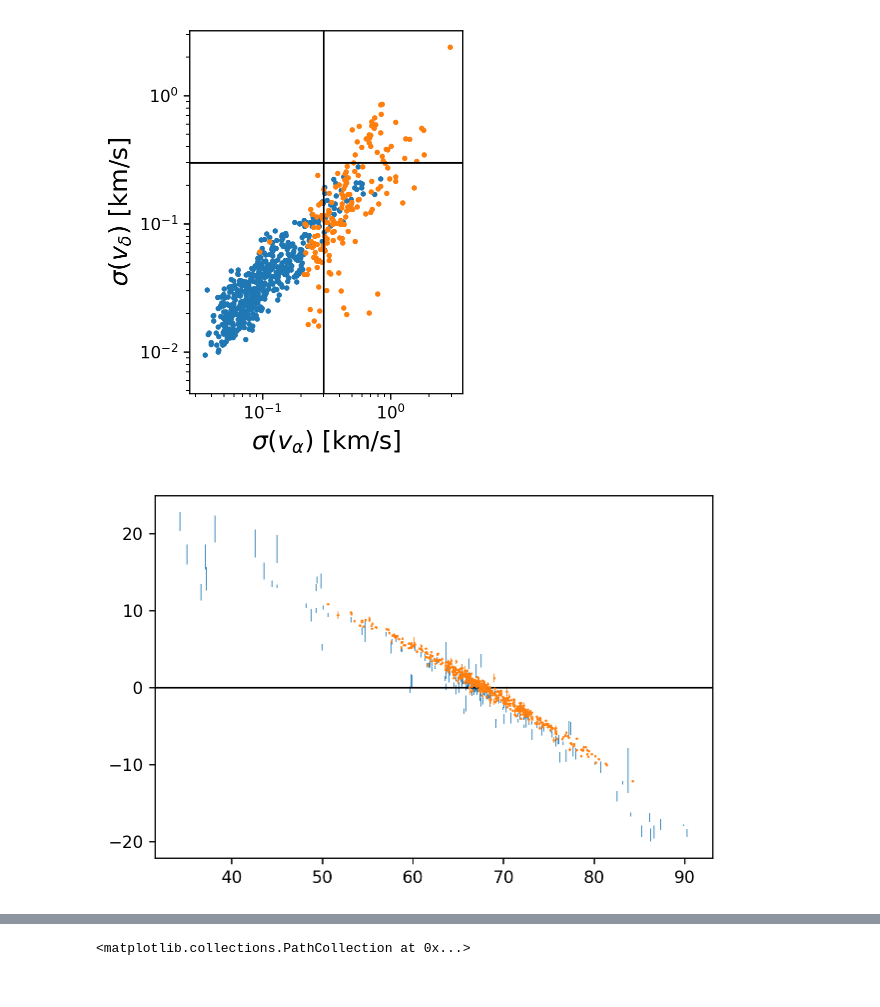
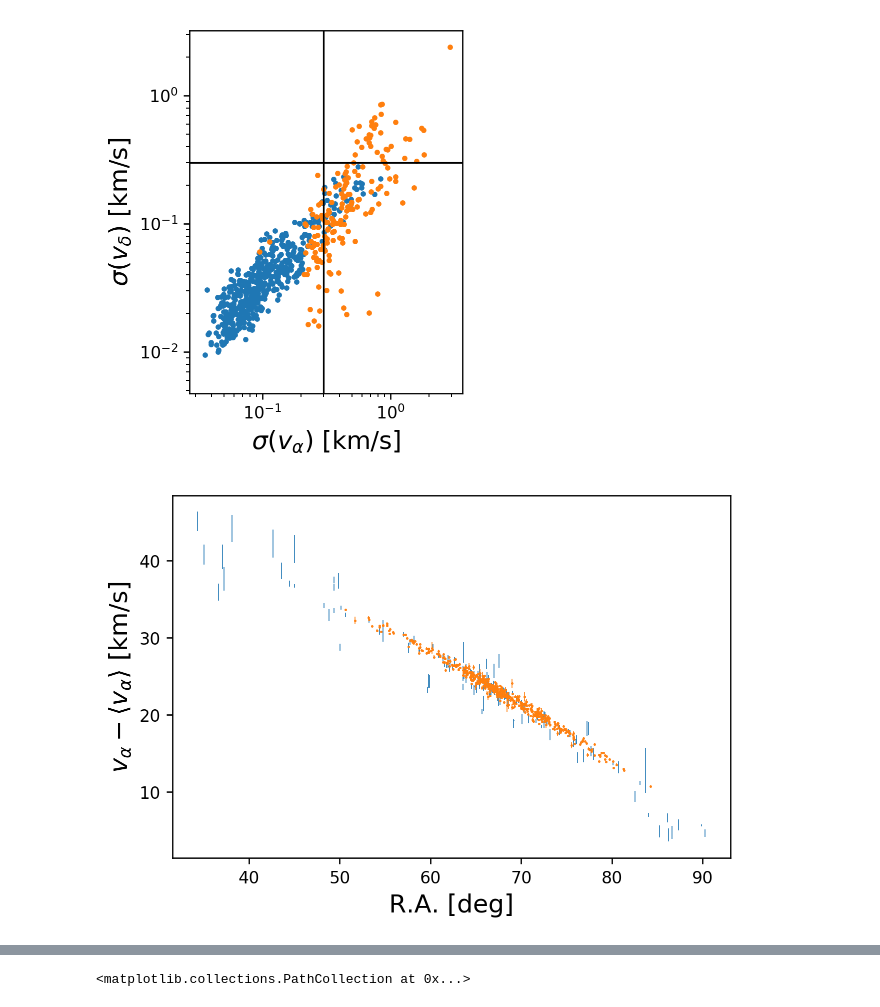
Before and after one commit to smoh/kinesis, a Jupyter notebook: hyades.ipynb, the cells around one changed output, grey strips where cells are left out. Cells and saved outputs as stored; diff of their text form; code cells hidden in the pictures.

```diff
--- a/hyades.ipynb
+++ b/hyades.ipynb
@@ -109,10 +109,12 @@ plt.axhline(0.3, c='k', lw=1);
 # %% [output]
 [figure]
 # %%
-plt.errorbar(hy_tgas.ra, hy_tgas.vra-hy_tgas.vra.mean(),
+plt.errorbar(hy_tgas.ra, hy_tgas.vra,
              yerr=hy_tgas.vra_error, marker='None', ls='None', elinewidth=0.5)
-plt.errorbar(hy_dr2.ra, hy_dr2.vra-hy_dr2.vra.mean(),
+plt.errorbar(hy_dr2.ra, hy_dr2.vra,
              yerr=hy_dr2.vra_error, marker='.', ms=1, elinewidth=0.5, ls='None')
-plt.axhline(0, c='k', lw=1);
+# plt.axhline(0, c='k', lw=1)
+plt.xlabel("R.A. [deg]")
+plt.ylabel(r"$v_\alpha - \langle v_\alpha \rangle$ [km/s]");
 # %% [output]
-[figure, old version]
+[figure, new version]
```
Also changed, not shown: parts of 30 cells of this notebook, 6 other files.
